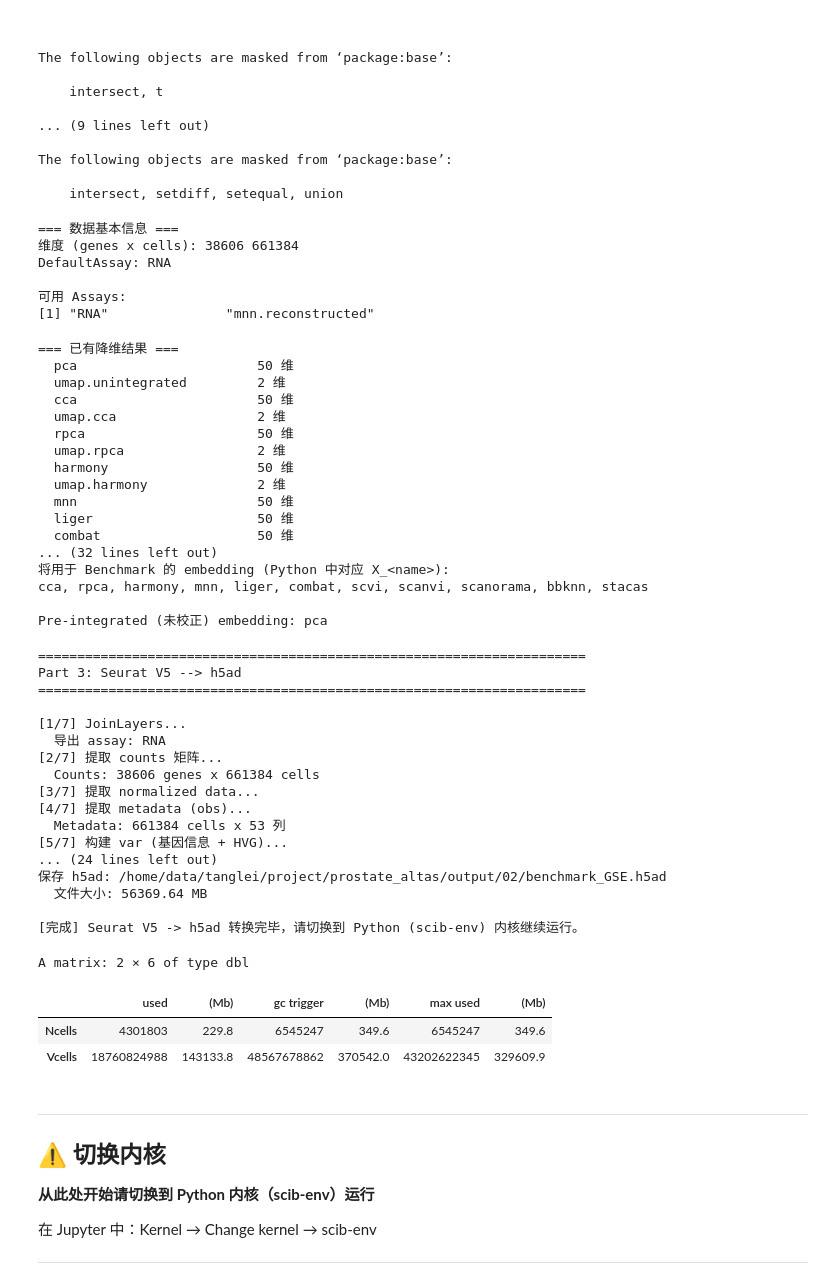
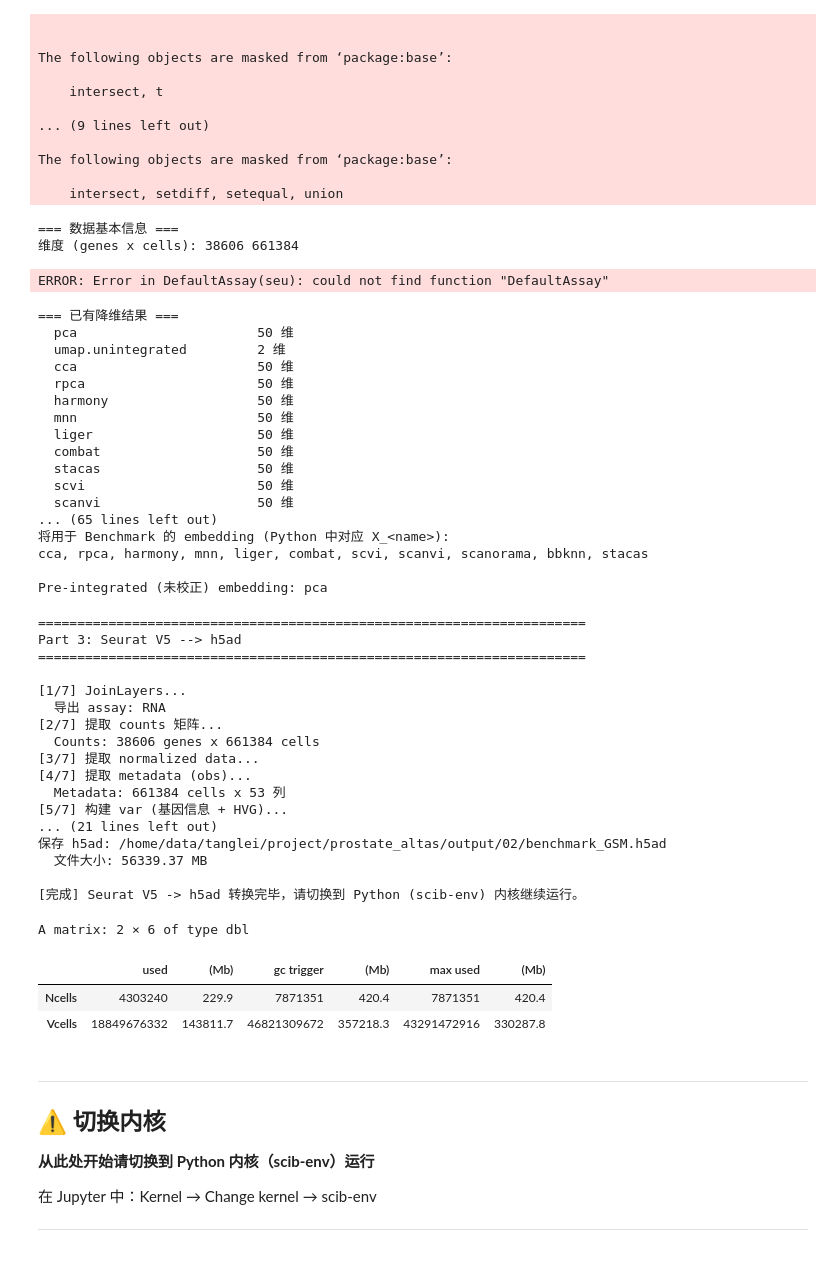
Before and after one commit to FY10086/Prostate-Altas, a Jupyter notebook: 03-Bench_mark.ipynb, the cells around one changed output. Saved outputs shown, nothing was run; the diff lists cells and outputs as text; code cells hidden in the pictures.

```diff
--- a/03-Bench_mark.ipynb
+++ b/03-Bench_mark.ipynb
@@ -34,7 +34,7 @@ The following objects are masked from ‘package:base’:
 # %%
 #### ========== Part 1: 加载测试数据 ========== ####
 
-seu <- qs::qread("/home/data/tanglei/project/prostate_altas/output/02/Integration_GSE.qs")
+seu <- qs::qread("/home/data/tanglei/project/prostate_altas/output/02/Integration_GSM.qs")
 
 cat("=== 数据基本信息 ===\n")
 cat("维度 (genes x cells):", dim(seu), "\n")
@@ -44,10 +44,7 @@ print(names(seu@assays))
 # %% [output]
 === 数据基本信息 ===
 维度 (genes x cells): 38606 661384
-DefaultAssay: RNA
-
-可用 Assays:
-[1] "RNA"               "mnn.reconstructed"
+ERROR: Error in DefaultAssay(seu): could not find function "DefaultAssay"
 # %%
 #### ========== Part 2: 检查已有 reductions 和参数设定 ========== ####
 
@@ -62,14 +59,14 @@ cat("\n=== Metadata 信息 ===\n")
 cat("细胞数:", ncol(seu), "\n")
 cat("Metadata 列:", paste(colnames(seu@meta.data), collapse=", "), "\n")
 
-cat("\n=== 批次分布 (GSE.ID) ===\n")
-print(table(seu$GSE.ID))
+cat("\n=== 批次分布 (sample.ID) ===\n")
+print(table(seu$sample.ID))
 
 cat("\n=== 细胞类型分布 ===\n")
 print(table(seu$celltype))
 
 ## ---- 关键参数 ---- ##
-batch_var    <- "GSE.ID"    # 批次变量
+batch_var    <- "sample.ID"    # 批次变量
 celltype_var <- "celltype"  # 细胞类型变量
 output_dir   <- "/home/data/tanglei/project/prostate_altas/output/02"
 
@@ -87,15 +84,15 @@ cat("\nPre-integrated (未校正) embedding: pca\n")
   pca                       50 维
   umap.unintegrated         2 维
   cca                       50 维
-  umap.cca                  2 维
   rpca                      50 维
-  umap.rpca                 2 维
   harmony                   50 维
-  umap.harmony              2 维
   mnn                       50 维
   liger                     50 维
   combat                    50 维
-... (32 lines left out)
+  stacas                    50 维
+  scvi                      50 维
+  scanvi                    50 维
+... (65 lines left out)
 将用于 Benchmark 的 embedding (Python 中对应 X_<name>):
 cca, rpca, harmony, mnn, liger, combat, scvi, scanvi, scanorama, bbknn, stacas
 
@@ -234,42 +231,42 @@ adata$uns["assay_source"] <- assay_to_export
 adata$uns["reductions"]   <- paste(all_reductions, collapse = ",")
 
 ## ---- 保存 h5ad ---- ##
-h5ad_path <- file.path(output_dir, "benchmark_GSE.h5ad")
+h5ad_path <- file.path(output_dir, "benchmark_GSM.h5ad")
 if (file.exists(h5ad_path)) file.remove(h5ad_path)
 
 cat(sprintf("\n保存 h5ad: %s\n", h5ad_path))
 adata$write_h5ad(h5ad_path)
 cat(sprintf("  文件大小: %.2f MB\n", file.size(h5ad_path) / 1024^2))
 cat("\n[完成] Seurat V5 -> h5ad 转换完毕，请切换到 Python (scib-env) 内核继续运行。\n")
 
 ## 清理内存
 rm(seu_export, counts, counts_t, data_norm, obs, var, hvg_genes)
 if (exists("data_norm_t")) rm(data_norm_t)
 if (exists("pca_loadings")) rm(pca_loadings)
 if (exists("load_aligned")) rm(load_aligned)
 gc()
 # %% [output]
 ======================================================================
 Part 3: Seurat V5 --> h5ad
 ======================================================================
 
 [1/7] JoinLayers...
   导出 assay: RNA
 [2/7] 提取 counts 矩阵...
   Counts: 38606 genes x 661384 cells
 [3/7] 提取 normalized data...
 [4/7] 提取 metadata (obs)...
   Metadata: 661384 cells x 53 列
 [5/7] 构建 var (基因信息 + HVG)...
-... (24 lines left out)
-保存 h5ad: /home/data/tanglei/project/prostate_altas/output/02/benchmark_GSE.h5ad
-  文件大小: 56369.64 MB
+... (21 lines left out)
+保存 h5ad: /home/data/tanglei/project/prostate_altas/output/02/benchmark_GSM.h5ad
+  文件大小: 56339.37 MB
 
 [完成] Seurat V5 -> h5ad 转换完毕，请切换到 Python (scib-env) 内核继续运行。
 A matrix: 2 × 6 of type dbl
 |  | used | (Mb) | gc trigger | (Mb) | max used | (Mb) |
-| Ncells | 4301803 | 229.8 | 6545247 | 349.6 | 6545247 | 349.6 |
-| Vcells | 18760824988 | 143133.8 | 48567678862 | 370542.0 | 43202622345 | 329609.9 |
+| Ncells | 4303240 | 229.9 | 7871351 | 420.4 | 7871351 | 420.4 |
+| Vcells | 18849676332 | 143811.7 | 46821309672 | 357218.3 | 43291472916 | 330287.8 |
 # %% [markdown]
 ---
 ## ⚠️ 切换内核
```
Also changed, not shown: parts of 3 cells of this notebook, 5 other files.
